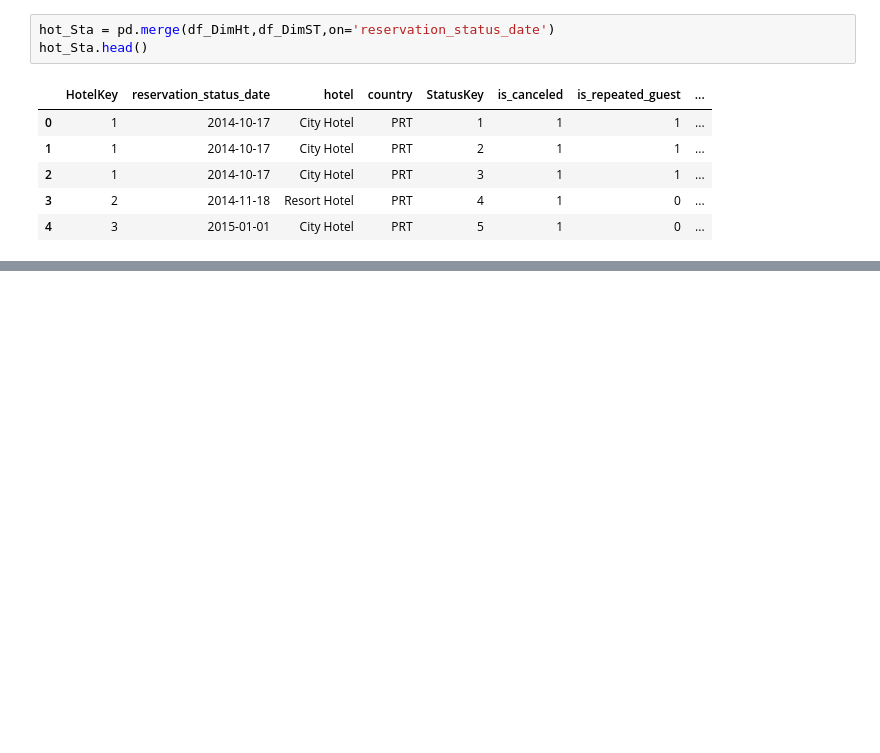
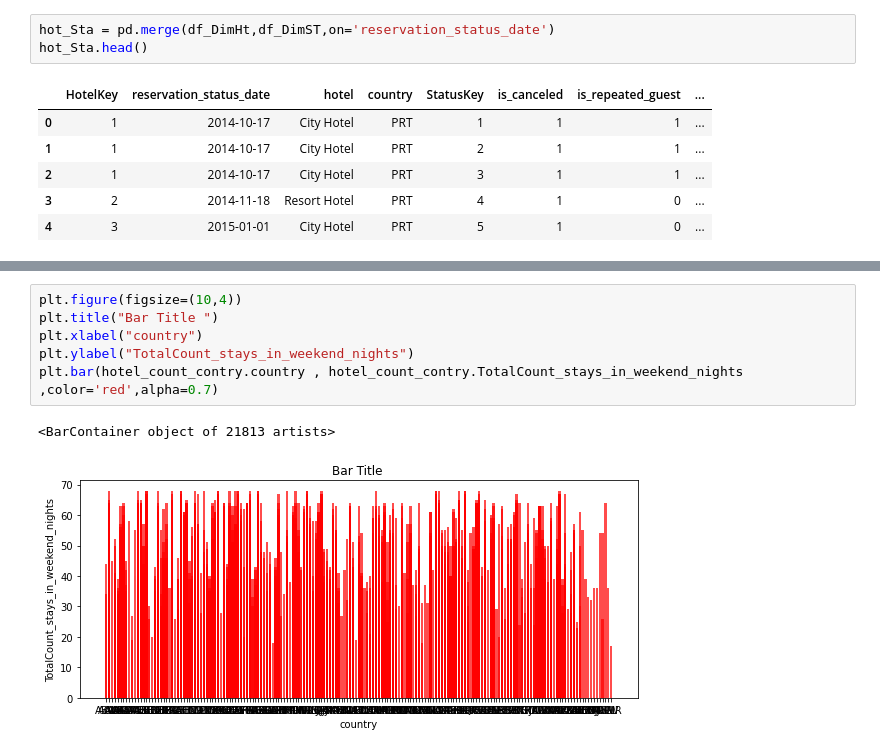
Before and after one commit to sharozraees802/data-ware-housing, a Jupyter notebook: Code/datawarehouseproject.ipynb, the cells around one changed output, grey strips where cells are left out. Saved outputs shown, nothing was run; the diff lists cells and outputs as text; blank space fills up the shorter version.

```diff
--- a/Code/datawarehouseproject.ipynb
+++ b/Code/datawarehouseproject.ipynb
@@ -299,0 +323,9 @@ plt.bar(hotel_count_contry.hotel , hotel_count_contry.TotalCount_stays_in_week_n
+# %%
+plt.figure(figsize=(10,4))
+plt.title("Bar Title ")
+plt.xlabel("country")
+plt.ylabel("TotalCount_stays_in_weekend_nights")
+plt.bar(hotel_count_contry.country , hotel_count_contry.TotalCount_stays_in_weekend_nights ,color='red',alpha=0.7)
+# %% [output]
+<BarContainer object of 21813 artists>
+[figure, added]
```
Also changed, not shown: parts of 13 cells of this notebook.
